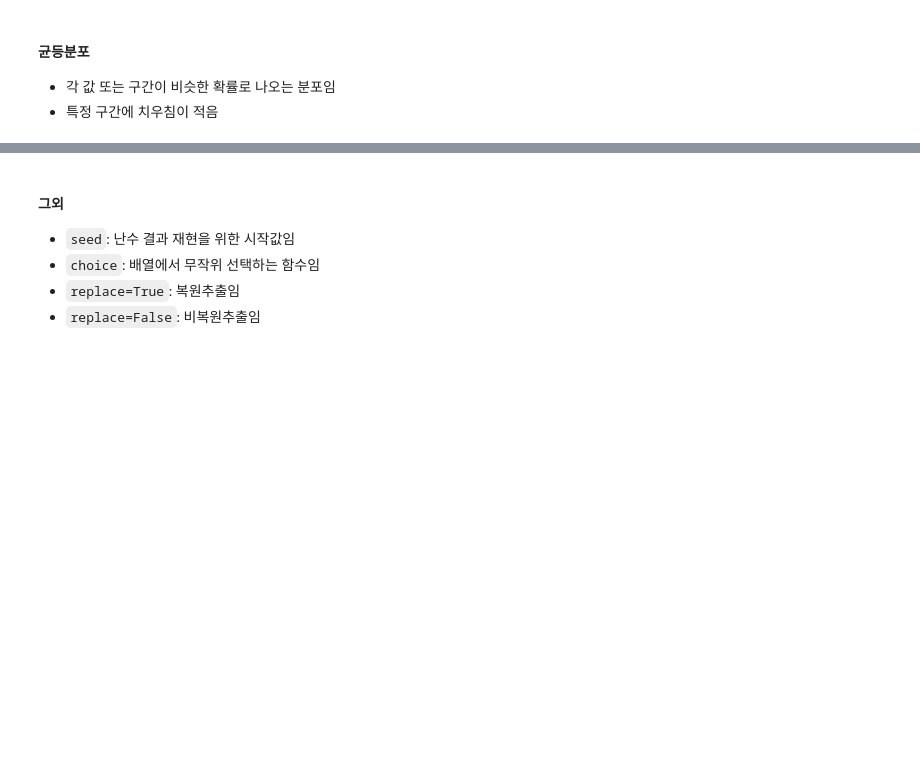
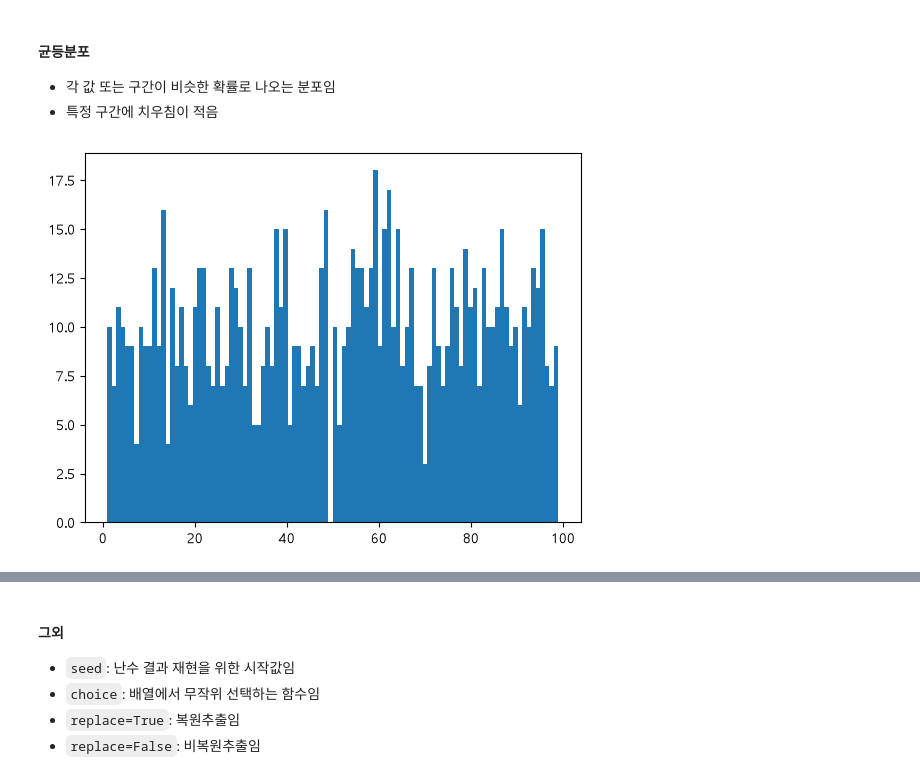
Before and after one commit to suhoo898-skn-33/05_data_analysis, a Jupyter notebook: 01_numpy/04_statistics.ipynb, the cells around one changed output, grey strips where cells are left out. Saved outputs shown, nothing was run; the diff lists cells and outputs as text; code cells hidden in the pictures; blank space fills up the shorter version.

```diff
--- a/01_numpy/04_statistics.ipynb
+++ b/01_numpy/04_statistics.ipynb
@@ -250,3 +394,11 @@ print("표준 편차: ", np.std(scores, ddof=1))
 #### 균등분포
 - 각 값 또는 구간이 비슷한 확률로 나오는 분포임
 - 특정 구간에 치우침이 적음
+# %%
+# np.random.randint(low, high, size)
+arr = np.random.randint(1, 100, 1000)
+# arr
+plt.hist(arr, bins=100)
+plt.show()
+# %% [output]
+[figure, added]
```
Also changed, not shown: parts of 10 cells of this notebook.
